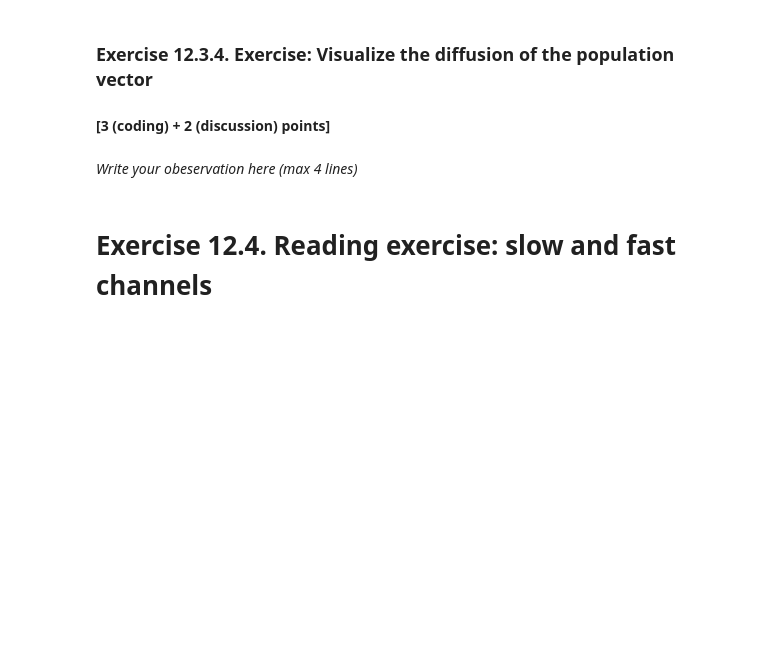
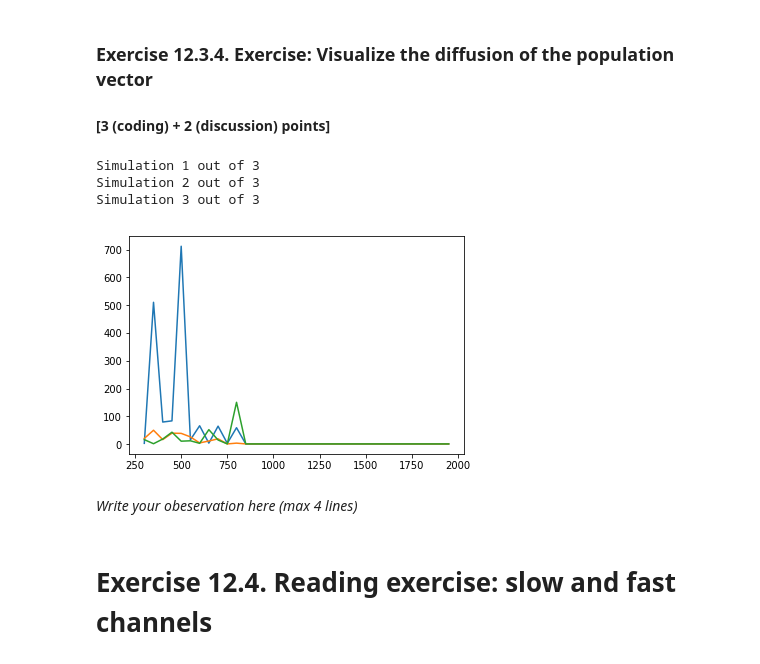
Before and after one commit to fedeflo2/Bestbio1, a Jupyter notebook: Ex12_firstName_lastName_000.ipynb, the cells around one changed output. Drawn from its saved outputs; the diff is of its cells as text; code cells hidden in the pictures; blank space fills up the shorter version.

```diff
--- a/Ex12_firstName_lastName_000.ipynb
+++ b/Ex12_firstName_lastName_000.ipynb
@@ -393,3 +430,32 @@ Text(0,0.5,'Preferred theta [deg]')
+# %%
+# write your code here
+simulations = 3
+t_window_width = 50 *b2.ms
+t_stimulus_start = 100 *b2.ms
+t_stimulus_duration = 200 *b2.ms
+t_sim = 2000 *b2.ms
+snapshot_interval = 50 *b2.ms
+
+# Example how to create an array of timestamps spaced by snapshot_interval in the interval of interest.
+t_snapshots = range(
+    int(np.floor((t_stimulus_start+t_stimulus_duration)/b2.ms)),  # lower bound
+    int(np.floor((t_sim-t_window_width/2)/b2.ms)),  # Subtract half window. Avoids an out-of-bound error later.
+    int(round(snapshot_interval/b2.ms))  # spacing between time stamps
+    )*b2.ms
+
+for i in range(simulations):
+    print("Simulation {} out of {}".format(i+1,simulations))
+    np.random.seed(876 + i)
+    rate_monitor_excit, spike_monitor_excit, voltage_monitor_excit, idx_monitored_neurons_excit, rate_monitor_inhib, spike_monitor_inhib, voltage_monitor_inhib, idx_monitored_neurons_inhib, w_profile = wm_model.simulate_wm(N_excitatory=2048,N_inhibitory=512,weight_scaling_factor=1.0,sim_time=800. * b2.ms, poisson_firing_rate=1.3 * b2.Hz, sigma_weight_profile=20., Jpos_excit2excit=1.6)
+    theta_ts = get_theta_time_series(spike_monitor_excit, idx_monitored_neurons_excit, t_snapshots, t_window_width)
+    plt.plot(t_snapshots/b2.ms, theta_ts)
+
+plt.show()
+# %% [output]
+Simulation 1 out of 3
+Simulation 2 out of 3
+Simulation 3 out of 3
+[figure, added]
 # %% [markdown]
 *Write your obeservation here (max 4 lines)*
 # %% [markdown]
```
Also changed, not shown: parts of 13 cells of this notebook.
